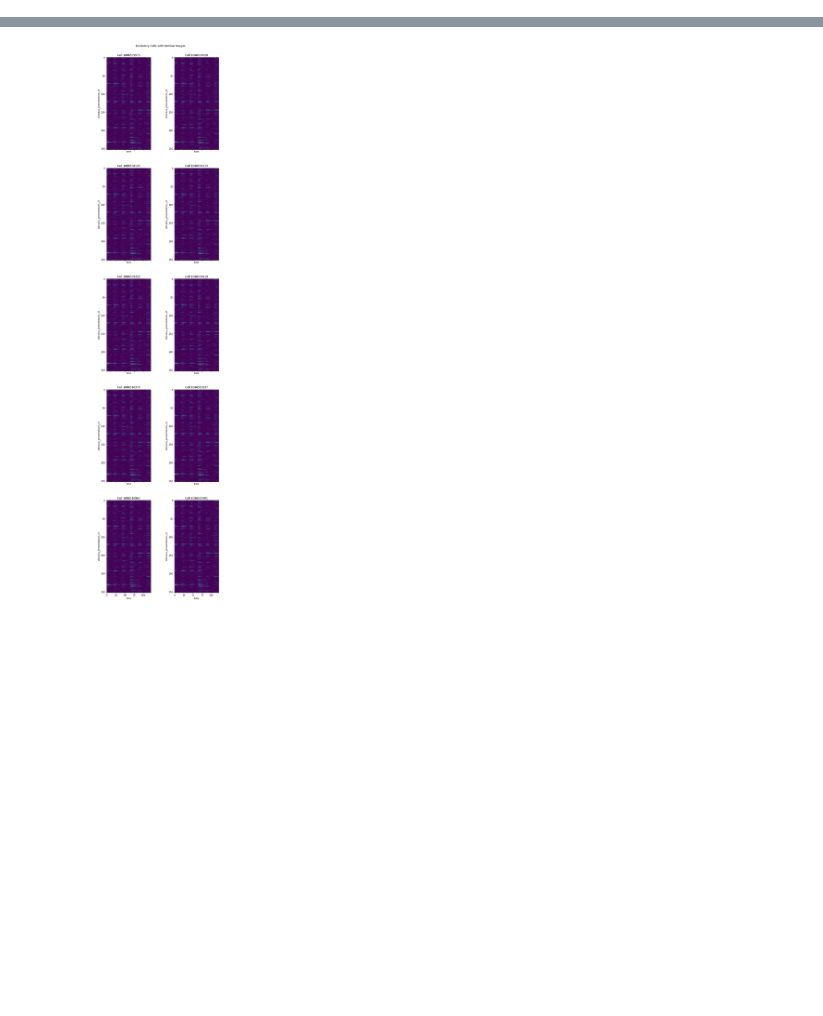
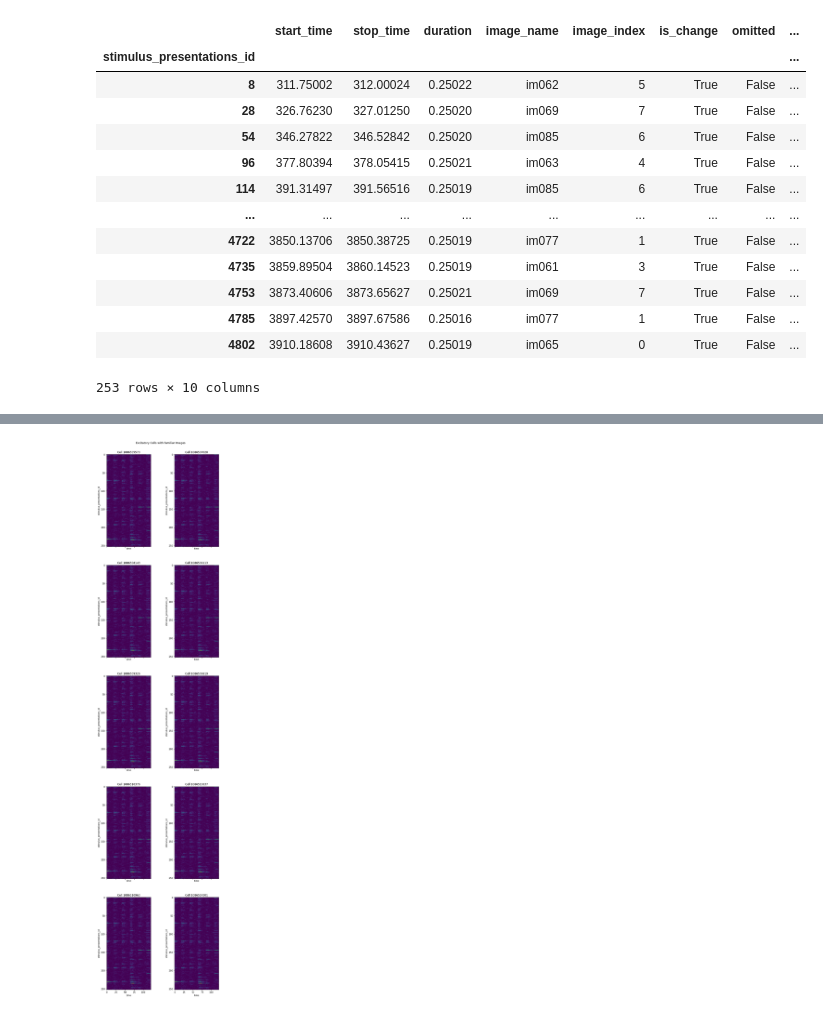
Before and after one commit to Blazkowiz47/NMA, a Jupyter notebook: Project/i_am_idiot.ipynb, the cells around one changed output, grey strips where cells are left out. Drawn from its saved outputs; the diff is of its cells as text; code cells hidden in the pictures; blank space fills up the shorter version.

Commit message:
presentation

```diff
--- a/Project/i_am_idiot.ipynb
+++ b/Project/i_am_idiot.ipynb
@@ -21,0 +43,21 @@ experiment_table = cache.get_ophys_experiment_table()
+# %%
+ophys_experiment_id = 848697604
+ophys_experiment = cache.get_behavior_ophys_experiment(ophys_experiment_id)
+# %%
+stim_p = ophys_experiment.stimulus_presentations.query('is_change')
+stim_p
+# %% [output]
+|  | start_time | stop_time | duration | image_name | image_index | is_change | omitted | ... |
+| stimulus_presentations_id |  |  |  |  |  |  |  | ... |
+| 8 | 311.75002 | 312.00024 | 0.25022 | im062 | 5 | True | False | ... |
+| 28 | 326.76230 | 327.01250 | 0.25020 | im069 | 7 | True | False | ... |
+| 54 | 346.27822 | 346.52842 | 0.25020 | im085 | 6 | True | False | ... |
+| 96 | 377.80394 | 378.05415 | 0.25021 | im063 | 4 | True | False | ... |
+| 114 | 391.31497 | 391.56516 | 0.25019 | im085 | 6 | True | False | ... |
+| ... | ... | ... | ... | ... | ... | ... | ... | ... |
+| 4722 | 3850.13706 | 3850.38725 | 0.25019 | im077 | 1 | True | False | ... |
+| 4735 | 3859.89504 | 3860.14523 | 0.25019 | im061 | 3 | True | False | ... |
+| 4753 | 3873.40606 | 3873.65627 | 0.25021 | im069 | 7 | True | False | ... |
+| 4785 | 3897.42570 | 3897.67586 | 0.25016 | im077 | 1 | True | False | ... |
+| 4802 | 3910.18608 | 3910.43627 | 0.25019 | im065 | 0 | True | False | ... |
+253 rows × 10 columns
```
Also changed, not shown: parts of 17 cells of this notebook, 5 other files.
